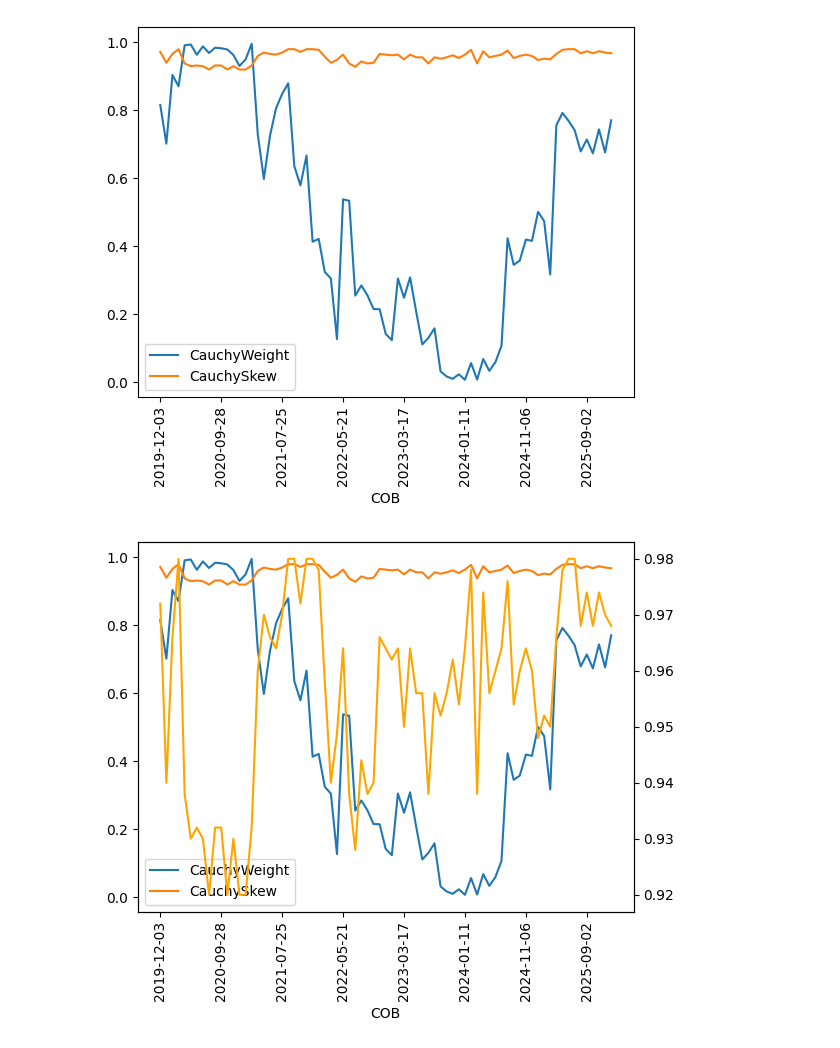
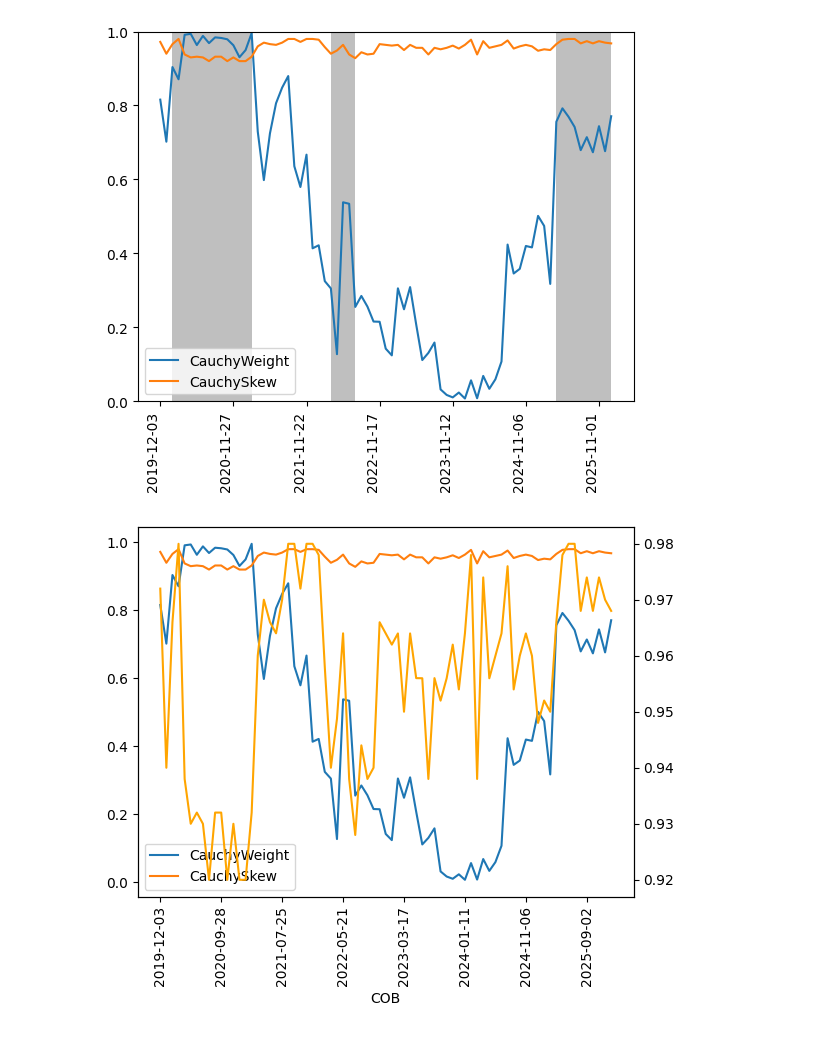
Before and after one commit to SergioArkhypov/MLCopula, a Jupyter notebook: code/study_ts.ipynb, the cells around one changed output. Saved outputs shown, nothing was run; the diff lists cells and outputs as text; code cells hidden in the pictures.

Commit message:
adding picture style with crisises

```diff
--- a/code/study_ts.ipynb
+++ b/code/study_ts.ipynb
@@ -58,36 +58,44 @@ def process3(row, nmin=5):
     for i in range(11):
         if weightsall[i] in smallestval:
             smallest.append(i)
 
     weights = [row['Error' + str(90 + i)] for i in smallest]
     weights_min = min(weights)
     weights = [w - weights_min for w in weights]
     sum_weights = sum(weights)
     weights = [w/sum_weights for w in weights]
 
     cw = sum([row['CauchyWeight' + str(90 + i)] for i in smallest])/len(smallest)
     cs = sum([row['CauchySkew' + str(90 + i)] for i in smallest])/len(smallest)
 
     return (cw,cs)
 
 res['Temp'] = res.apply(lambda row: process3(row) , axis=1)
 res['CauchyWeight'] = res.apply(lambda row: row['Temp'][0], axis=1)
 res['CauchySkew'] = res.apply(lambda row: row['Temp'][1], axis=1)
 #res['Error'] = res.apply(lambda row: row['Temp'][2], axis=1)
 
 res = res[['CauchyWeight', 'CauchySkew']]
 
-res.plot(rot=90)#.legend(bbox_to_anchor=(0., 1.02, 1., .102), fontsize='small').set_title(f'{'Average params'}')
 
+plt.ylim(0.0, 1.0)
+plt.plot(res.index, res)
+plt.xticks(ticks=range(0, len(res.index), 12), labels=res.index[::12])
+plt.xticks(rotation=90, ha='right')
+plt.legend(res.columns)
+#plt.axvspan("2008-09-01", "2009-06-28", facecolor='grey', alpha=0.5) # finicial crash
+plt.axvspan("2020-02-01", "2021-02-25", facecolor='grey', alpha=0.5) # covid
+plt.axvspan("2022-03-22", "2022-07-20", facecolor='grey', alpha=0.5) # war in ukraine and commodity crisis
+plt.axvspan("2025-04-05", "2025-12-31", facecolor='grey', alpha=0.5) # Trump tariffs
 plt.show()
-#plt.savefig(f'{figpath}\\{run_name}.png', bbox_inches="tight")
 
 res.plot(rot=90)
 plt.twinx()
 plt.plot(res['CauchySkew'], color= 'orange')
+
 plt.show()
 # %% [output]
-[figure, old version]
+[figure, new version]
 [figure]
 # %%
 import pandas as pd
```
Also changed, not shown: parts of 1 cell of this notebook.
